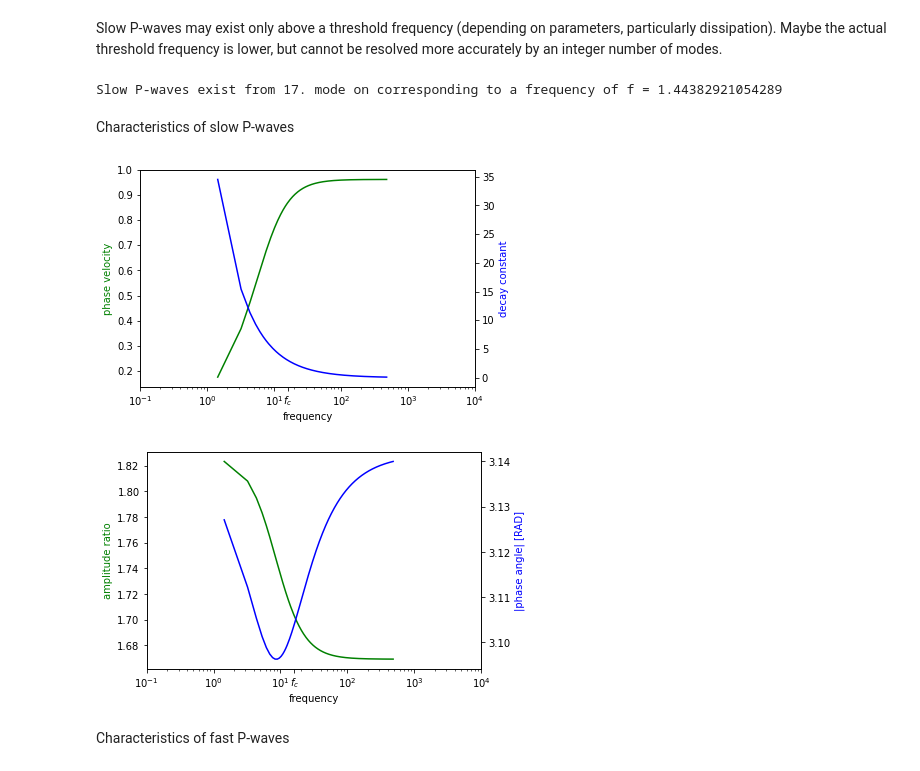
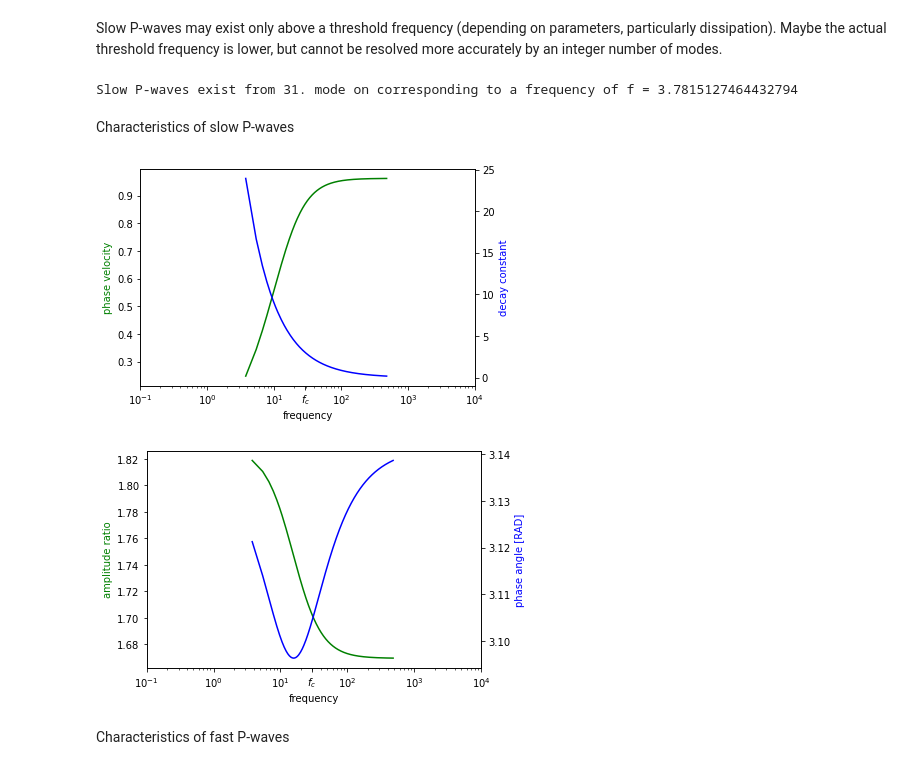
Before and after one commit to nagelt/soil_dynamics, a Jupyter notebook: extra_biot_oscillations.ipynb, the cells around one changed output. Cells and saved outputs as stored; diff of their text form; code cells hidden in the pictures.

```diff
--- a/extra_biot_oscillations.ipynb
+++ b/extra_biot_oscillations.ipynb
@@ -60,7 +60,7 @@ G_num = (1/m_v_num)*(1-2*nu_num)/(2*(1-nu_num))   # shear modulus
 # %% [markdown]
 Bar length, plausible values are some meters
 # %%
-L_num = 11    # influences eigenfrequency range, set to center it around f_crit
+L_num = 20    # influences eigenfrequency range, set to center it around f_crit
 # %% [markdown]
 Weight function integrals $I_{ij} = \int_0^1 \tilde{w}_i(x)\tilde{w}_j(x)\,\text{d}x$ as they occur in Galerkin's method.
 # %%
@@ -385,7 +385,7 @@ for k_num in range(Nk):
     evkr = np.array([1.0, -EVP[0,0].evalf()/EVP[0,1].evalf()], dtype=complex)   # first row --> eigenvector
     us_uf = evkr[1]/evkr[0]   # TODO exclude division by zero
     AR[k_num] = 1.0/np.absolute(us_uf)   # fluid-to-solid
-    phi[k_num] = np.abs(np.angle(us_uf))
+    phi[k_num] = np.angle(us_uf)   #np.abs(np.angle(us_uf))
 # %%
 print("nondimensional c_el_S = {}".format(c_el_S_num/c_el_P_num))
 
@@ -415,7 +415,7 @@ nondimensional c_el_S = 0.612372435695794
 # %% [markdown]
 Numbers for TikZ-plots (complex amplitudes and time history)
 # %%
-k_num = 0   # 0, 3, 30
+k_num = 500   # 0, 50, 500
 print(f[k_num])
 print(-d[k_num]/f[k_num])   # delta, with time axis scaled to period
 print(AR[k_num]*np.cos(phi[k_num])) # u_fluid, real part, with u_solid = 1
@@ -794,49 +794,50 @@ for k_num in range(Nk):
     evkr = np.array([1.0, -EVP[0,0].evalf()/EVP[0,1].evalf()], dtype=complex)   # first row --> eigenvector
     us_uf = evkr[1]/evkr[0]   # TODO exclude division by zero
     AR1[k_num] = 1.0/np.absolute(us_uf)   # fluid-to-solid
-    phi1[k_num] = np.abs(np.angle(us_uf))
+    phi1[k_num] = np.angle(us_uf)   # np.abs(np.angle(us_uf))
 
     EVP = evp_num_P.subs(delta, eigenvalue_num[index_fast])
     evkr = np.array([1.0, -EVP[0,0].evalf()/EVP[0,1].evalf()], dtype=complex)   # first row --> eigenvector
     us_uf = evkr[1]/evkr[0]   # TODO exclude division by zero
     AR2[k_num] = 1.0/np.absolute(us_uf)  # fluid-to-solid
-    phi2[k_num] = np.abs(np.angle(us_uf))
+    phi2[k_num] = np.angle(us_uf)   # np.abs(np.angle(us_uf))
 # %% [markdown]
 Slow P-waves may exist only above a threshold frequency (depending on parameters, particularly dissipation). Maybe the actual threshold frequency is lower, but cannot be resolved more accurately by an integer number of modes.
 # %%
 nonzero_f = f1.nonzero();    # only when there is an frequency (wave exists)
-print("Slow P-waves exist from {}. mode on corresponding to a frequency of f = {}".format(nonzero_f[0][0]+1, f1[nonzero_f[0][0]]))
+index_first_nonzero_f = nonzero_f[0][0]
+print("Slow P-waves exist from {}. mode on corresponding to a frequency of f = {}".format(index_first_nonzero_f+1, f1[index_first_nonzero_f]))
 # %% [output]
-Slow P-waves exist from 17. mode on corresponding to a frequency of f = 1.44382921054289
+Slow P-waves exist from 31. mode on corresponding to a frequency of f = 3.7815127464432794
 # %% [markdown]
 Characteristics of slow P-waves
 # %%
 fig3, ax5 = plt.subplots();
 ax6 = ax5.twinx();
 ax5.semilogx(f1[nonzero_f], c1[nonzero_f], 'g');
 ax6.semilogx(f1[nonzero_f], np.abs(d1[nonzero_f])/f1[nonzero_f], 'b');   # frequency may be zero so decay instead of damping ratio
 ax5.set_xlabel('frequency');
 #ax5.set_ylim([0, 1])
 ax5.set_xticks(list(ax5.get_xticks()) + [f_critical_num], list(ax5.get_xticklabels()) + ['$f_c$'])   # with extra tick
 ax5.set_ylabel('phase velocity', color='g');
 ax6.set_ylabel('decay constant', color='b');
 #ax6.set_ylim([0, 10])
-#tikzplotlib.save("p_wave_slow_eigenvalue.tex", axis_height = '\\figH', axis_width = '\\figW')
+tikzplotlib.save("p_wave_slow_eigenvalue.tex", axis_height = '\\figH', axis_width = '\\figW')
 
 fig4, ax7 = plt.subplots();
 ax8 = ax7.twinx();
 ax7.semilogx(f1[nonzero_f], AR1[nonzero_f], 'g');
 ax8.semilogx(f1[nonzero_f], phi1[nonzero_f], 'b');
 ax7.set_xlabel('frequency');
 #ax7.set_ylim([0,2.5])
 ax7.set_xticks(list(ax7.get_xticks()) + [f_critical_num], list(ax7.get_xticklabels()) + ['$f_c$'])   # with extra tick
 ax7.set_ylabel('amplitude ratio', color='g');
-ax8.set_ylabel('|phase angle| [RAD]', color='b');
+ax8.set_ylabel('phase angle [RAD]', color='b');
 #ax8.set_ylim([-1.2,0])
-#tikzplotlib.save("p_wave_slow_eigenvector.tex", axis_height = '\\figH', axis_width = '\\figW')
+tikzplotlib.save("p_wave_slow_eigenvector.tex", axis_height = '\\figH', axis_width = '\\figW')
 # %% [output]
-[figure, old version]
+[figure, new version]
-[figure, old version]
+[figure, new version]
 # %% [markdown]
 Characteristics of fast P-waves
 # %%
```
Also changed, not shown: parts of 23 cells of this notebook.
